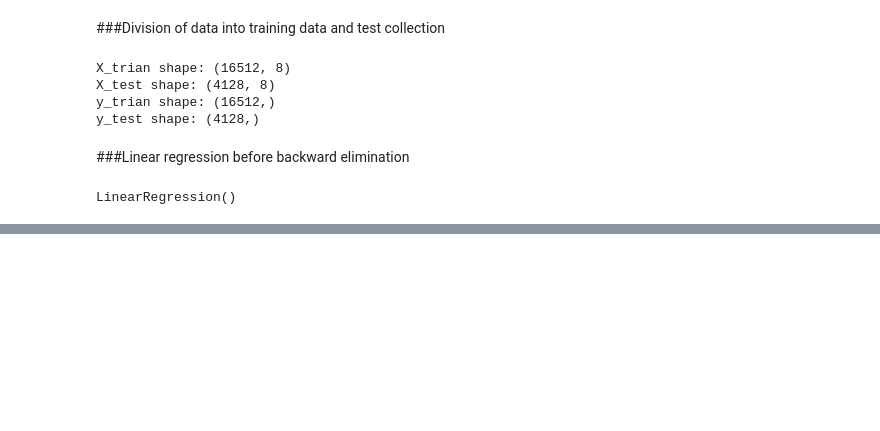
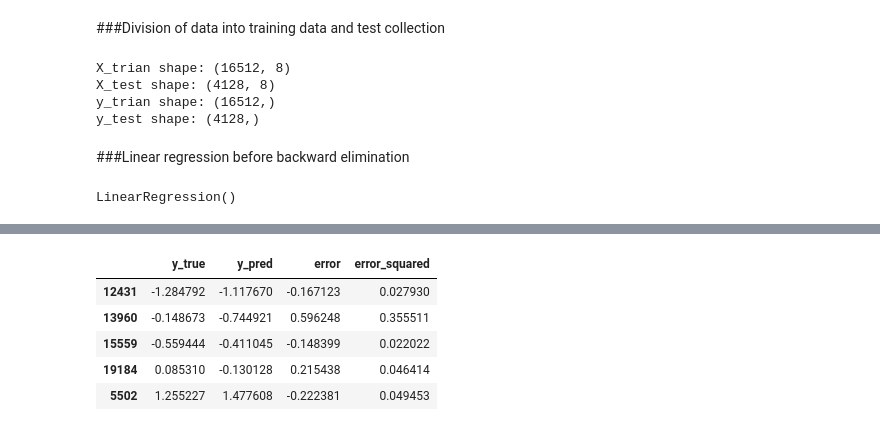
Before and after one commit to davidofitaly/03_ml_regression_projects, a Jupyter notebook: 02_california_housing.project.ipynb, the cells around one changed output, grey strips where cells are left out. Cells and saved outputs as stored; diff of their text form; code cells hidden in the pictures; blank space fills up the shorter version.

```diff
--- a/02_california_housing.project.ipynb
+++ b/02_california_housing.project.ipynb
@@ -254,0 +277,15 @@ array([ 1.38257574,  0.84880304, -0.42474624, -0.00962711, -0.38099257,
+# %%
+y_true = y_test.copy()
+y_pred = regressor.predict(X_test)
+
+predictions = pd.DataFrame(data={'y_true': y_test, 'y_pred':y_pred})
+predictions['error'] = predictions['y_true'] - predictions['y_pred']
+predictions['error_squared'] = predictions['error'] **2
+predictions.head()
+# %% [output]
+|  | y_true | y_pred | error | error_squared |
+| 12431 | -1.284792 | -1.117670 | -0.167123 | 0.027930 |
+| 13960 | -0.148673 | -0.744921 | 0.596248 | 0.355511 |
+| 15559 | -0.559444 | -0.411045 | -0.148399 | 0.022022 |
+| 19184 | 0.085310 | -0.130128 | 0.215438 | 0.046414 |
+| 5502 | 1.255227 | 1.477608 | -0.222381 | 0.049453 |
```
Also changed, not shown: parts of 22 cells of this notebook.
